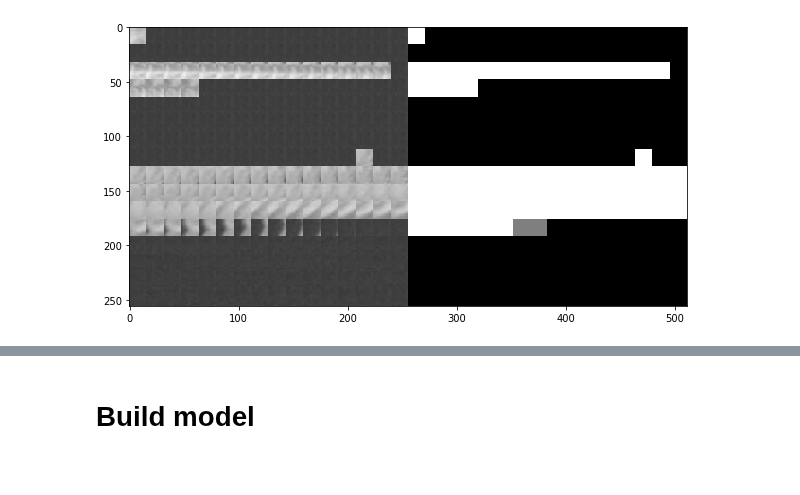
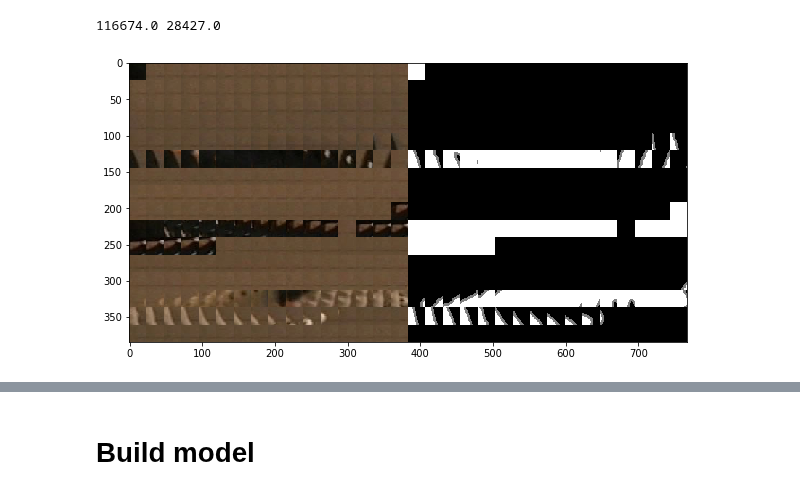
Before and after one commit to nvvaulin/gmm_segmentation, a Jupyter notebook: GMM_SEG.ipynb, the cells around one changed output, grey strips where cells are left out. Saved outputs shown, nothing was run; the diff lists cells and outputs as text; code cells hidden in the pictures.

```diff
--- a/GMM_SEG.ipynb
+++ b/GMM_SEG.ipynb
@@ -7,41 +7,29 @@ import cv2
 from easydict import EasyDict
 cfg = EasyDict()
 cfg.SEQ_LENGTH = 250
-cfg.TILE_SIZE = 16
+cfg.TILE_SIZE = 24
 cfg.OUT_SIZE = 1
 cfg.TRAIN = EasyDict()
-cfg.TRAIN.EPOCH = 0
+cfg.TRAIN.EPOCH = 14
 cfg.TRAIN.EPOCH_SIZE = 1000
 cfg.TRAIN.EPOCH_NUM = 1000
 cfg.gm_num = 3
 cfg.ndim = 12
-cfg.NAME = 'conv_net_no_bn_ndim12010'
+cfg.NAME = 'conv_net_no_bn_ndim12010'#
 # %%
-from loader import TieLoader
-train_loader = TieLoader('train_ties',0.1,0.3,t_size=32,mask_size=cfg.OUT_SIZE,sample_size=cfg.TILE_SIZE)
-test_loader = TieLoader('test_ties',0.1,0.3,t_size=32,mask_size=cfg.OUT_SIZE,sample_size=cfg.TILE_SIZE)
+from loader import TieLoader,data_generator
+train_loader = TieLoader('train_ties1',0.2,0.4,t_size=32,mask_size=cfg.OUT_SIZE,sample_size=cfg.TILE_SIZE)
+test_loader = TieLoader('test_ties',0.2,0.4,t_size=32,mask_size=cfg.OUT_SIZE,sample_size=cfg.TILE_SIZE)
 # %%
-from dataset_tools import *
-
-
-def data_generator(gmm_loader,
-                   epoch_size = cfg.TRAIN.EPOCH_SIZE,
-                   shuffle=False):
-    for i,(ties,mask) in enumerate(gmm_loader.iterate(shuffle)):
-        if(i >= epoch_size):
-            break
-        ties = np.transpose(ties,(0,3,1,2)).astype(np.float32)
-        mask = mask.astype(np.float32)/255.
-        mask[mask <= 0.1] = 0
-        mask[mask >= 0.9] = 1.
-        mask[(mask < 0.9)&(mask > 0.1)] = 0.5
-        yield ties,mask
+from dataset_tools import draw
 
 for x,y in data_generator(train_loader,epoch_size=1,shuffle=True):
+    print np.ones_like(y)[y<0.1].sum(),np.ones_like(y)[y>0.9].sum()
     x = np.transpose(x,(0,2,3,1)).astype(np.uint8)
     y = (y*255.).astype(np.uint8)
-    _y = np.zeros(x.shape[:3],dtype=np.uint8)
-    _y[:] = y[:,0,0][:,None,None]
-    draw(x,_y)
+    #_y = np.zeros(x.shape[:3],dtype=np.uint8)
+    #_y[:] = y[:,0,0][:,None,None]
+    draw(x,y)
 # %% [output]
+116674.0 28427.0
-[figure, old version]
+[figure, new version]
```
Also changed, not shown: parts of 25 cells of this notebook, 10 other files.
